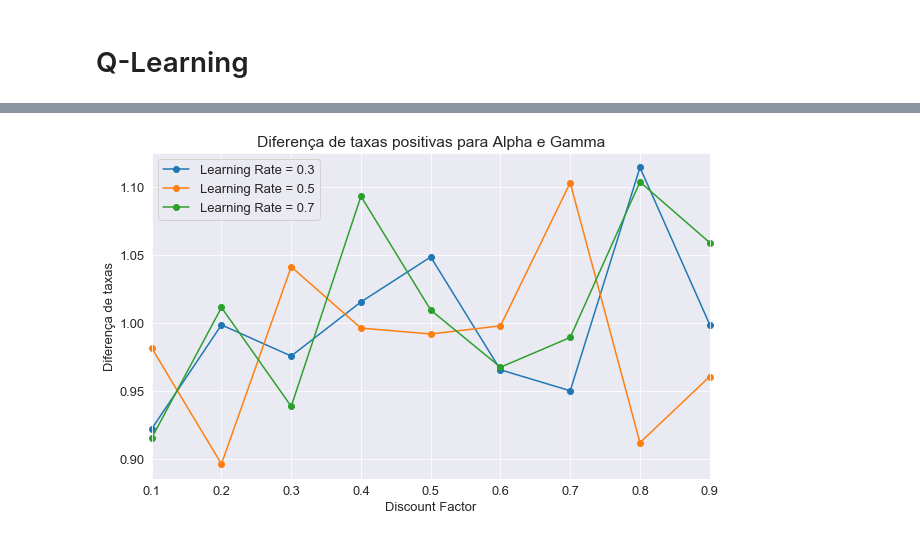
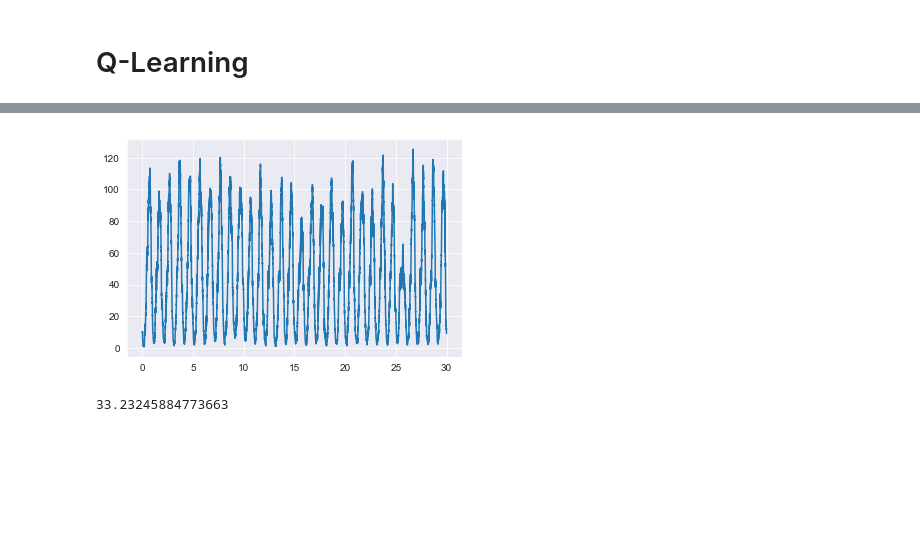
Before and after one commit to Yurisalesr/IC, a Jupyter notebook: Teste-trafego.ipynb, the cells around one changed output, grey strips where cells are left out. Saved outputs shown, nothing was run; the diff lists cells and outputs as text; code cells hidden in the pictures; blank space fills up the shorter version.

```diff
--- a/Teste-trafego.ipynb
+++ b/Teste-trafego.ipynb
@@ -440,12 +435,0 @@ plt.show()
-# %%
-dfTaxa=pd.DataFrame(vtTaxaP.T,index=gamma,columns=alpha)
-dfTaxa.plot(figsize=(10,6),marker='o',clip_on=False)
-plt.ylabel('Diferença de taxas')
-plt.xlabel('Discount Factor')
-plt.legend(['Learning Rate = 0.3','Learning Rate = 0.5','Learning Rate = 0.7'])
-plt.title('Diferença de taxas positivas para Alpha e Gamma')
-plt.rc('font',size=13)
-plt.savefig('taxaP.png')
-plt.show()
-# %% [output]
-[figure, removed]
@@ -451,0 +450,48 @@ plt.show()
+# %%
+states = def_state(maxt,U,maxre)
+users = np.random.randint(low=1,high=25)
+re0 = np.random.randint(low=1,high=maxre+1)
+data_size,taxas = FTP(users)
+QT = np.zeros([(maxt+1)*(maxt*(maxre//U)),maxre])
+EnS = 0
+taxas_c = taxas
+taxa_function = []
+for i in range(maxEps):
+    taxa_function.append(sum(taxas_c))
+    fornecido = re0*TpR
+    state0=pick_state(states,sum(taxas_c),re0,maxre,maxt,U,TpR)
+    a = epsilon_greedy2(QT,state0,states,re0,epsilon,maxre,maxt)
+    r = reward3(sum(taxas_c),a,TpR)
+    re1 = 1+a
+    alocado = alocation(taxas_c,fornecido)
+    data_size = data_size - alocado
+    taxas_c = taxas_c - alocado
+    for user in range(users):
+        if data_size[user] < taxas_c[user]:
+            taxas_c[user] = data_size[user]
+            taxas[user] = 0
+    taxas_c = taxas + taxas_c
+    nulos = np.where(data_size == 0)
+    data_size = np.delete(data_size,(nulos))
+    taxas = np.delete(taxas,(nulos))
+    taxas_c = np.delete(taxas,(nulos))
+    users = len(taxas)
+    if np.random.uniform(low=0,high=2) <= 1+np.sin(2*np.pi*(960+i)/1440):
+        add_data,add_taxas = FTP(1)
+        data_size = np.append(data_size,add_data)
+        taxas = np.append(taxas,add_taxas)
+        taxas_c = np.append(taxas_c,add_taxas)
+        users=users+1
+    state1 = pick_state(states,sum(taxas_c),re1,maxre,maxt,U,TpR)
+    QT[state0][a] = (1-alpha)*QT[state0][a] + alphan*(r + gamma*(QT[state1].max()))
+    re0=re1
+    EnS =EnS + maxre - re0
+# %%
+plt.plot(np.linspace(0,30,len(taxa_function)),taxa_function)
+plt.show()
+# %% [output]
+[figure, added]
+# %%
+EnS/maxEps*100/maxre
+# %% [output]
+33.23245884773663
```
Also changed, not shown: parts of 17 cells of this notebook.
